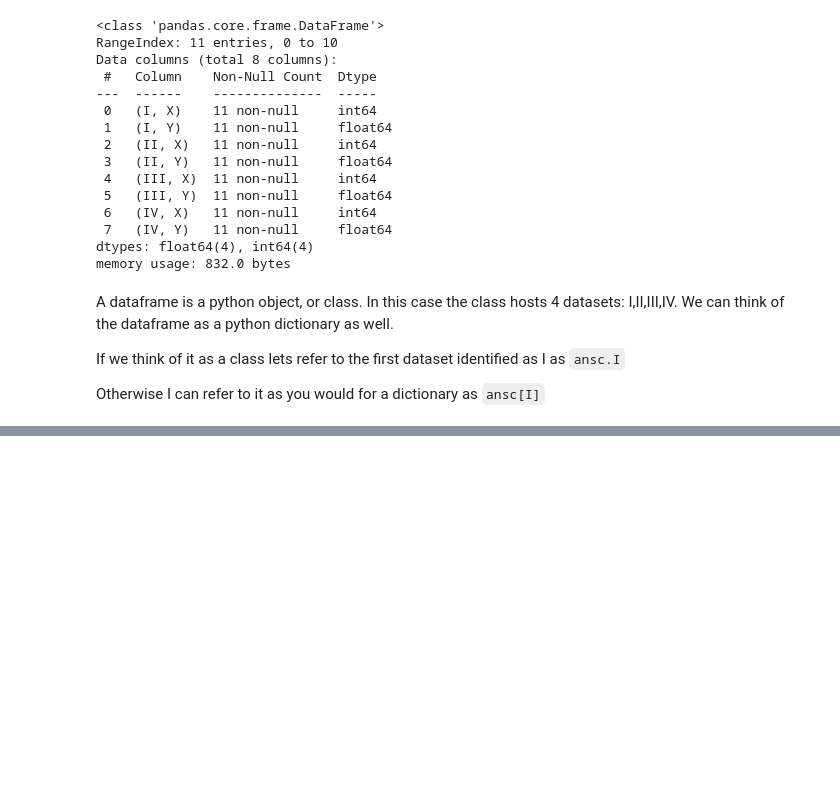
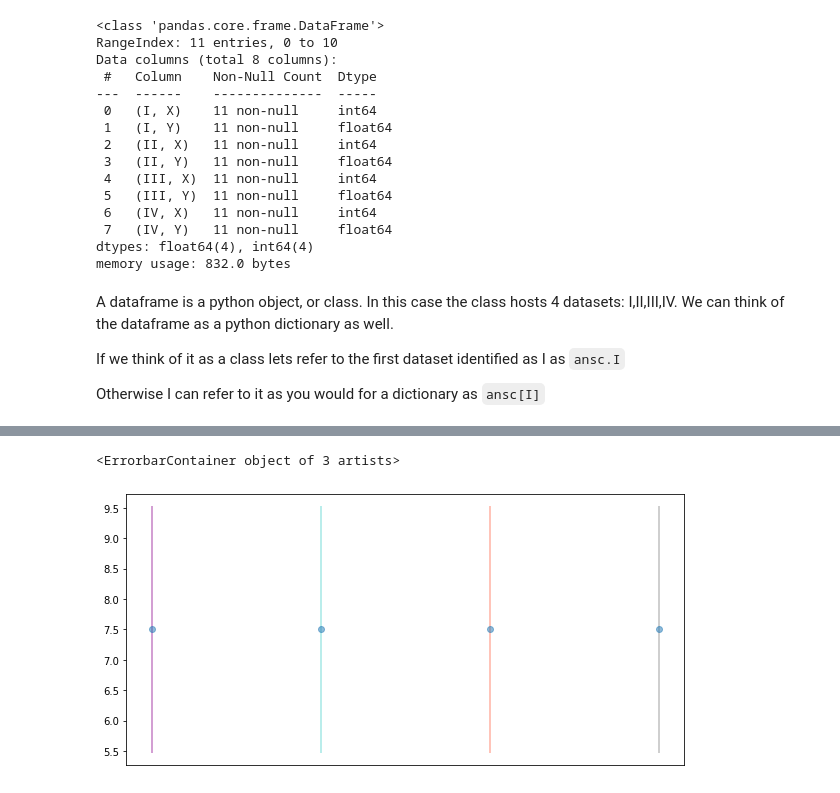
Before and after one commit to fedhere/PUS2020_FBianco, a Jupyter notebook: classdemo/ascombesqtet.ipynb, the cells around one changed output, grey strips where cells are left out. Saved outputs shown, nothing was run; the diff lists cells and outputs as text; code cells hidden in the pictures; blank space fills up the shorter version.

```diff
--- a/classdemo/ascombesqtet.ipynb
+++ b/classdemo/ascombesqtet.ipynb
@@ -138,0 +199,12 @@
+# %%
+ax = pl.figure(figsize=(10, 5)).add_subplot(111)
+
+colors=['DarkMagenta', 'MediumTurquoise', 'tomato', 'gray']
+ax.set_xticks([],[])
+ax.errorbar(range(4), [ansc.I.Y.mean(), ansc.II.Y.mean(), ansc.III.Y.mean(), ansc.IV.Y.mean()],
+            yerr = [ansc.I.Y.std(), ansc.II.Y.std(), ansc.III.Y.std(), ansc.IV.Y.std()],
+            label= ['mean I', 'mean II', 'mean II', 'mean VI'], alpha=0.5, ecolor = colors,
+            fmt='o', )
+# %% [output]
+<ErrorbarContainer object of 3 artists>
+[figure, added]
```
Also changed, not shown: parts of 8 cells of this notebook.
